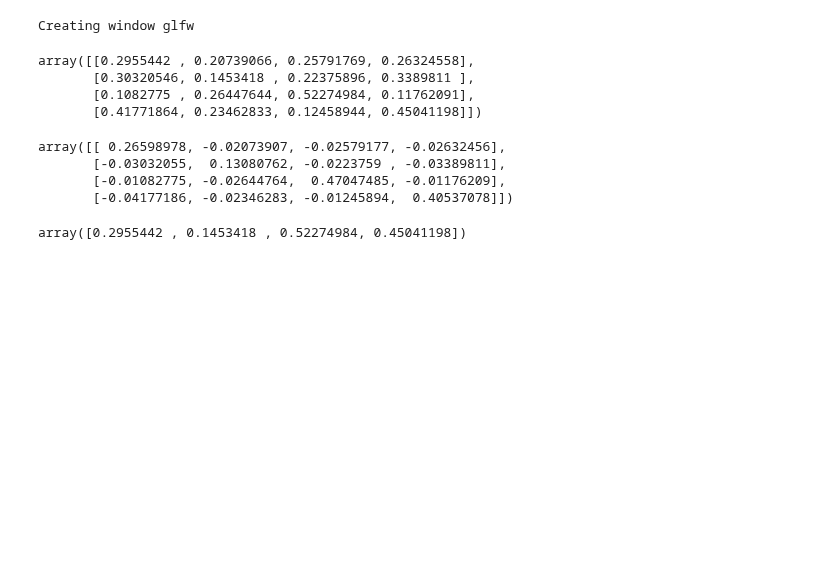
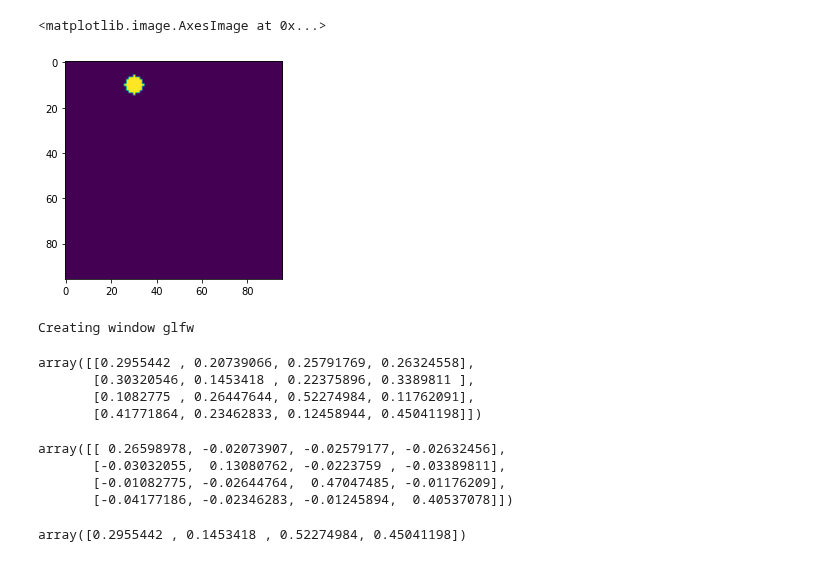
Before and after one commit to hogunkee/ur5_manipulation, a Jupyter notebook: ur5_mujoco/TestPadding.ipynb, the cells around one changed output. Cells and saved outputs as stored; diff of their text form; code cells hidden in the pictures; blank space fills up the shorter version.

```diff
--- a/ur5_mujoco/TestPadding.ipynb
+++ b/ur5_mujoco/TestPadding.ipynb
@@ -1,3 +12,12 @@
+# %%
+px, py = np.where(x==1)
+px = np.mean(px).astype(int)
+py = np.mean(py).astype(int)
+x = cv2.circle(x, (py, px), 4, 1, -1)
+plt.imshow(x)
+# %% [output]
+<matplotlib.image.AxesImage at 0x...>
+[figure, added]
 # %%
 import numpy as np
 from matplotlib import pyplot as plt
```
Also changed, not shown: parts of 2 cells of this notebook, 3 other files.
